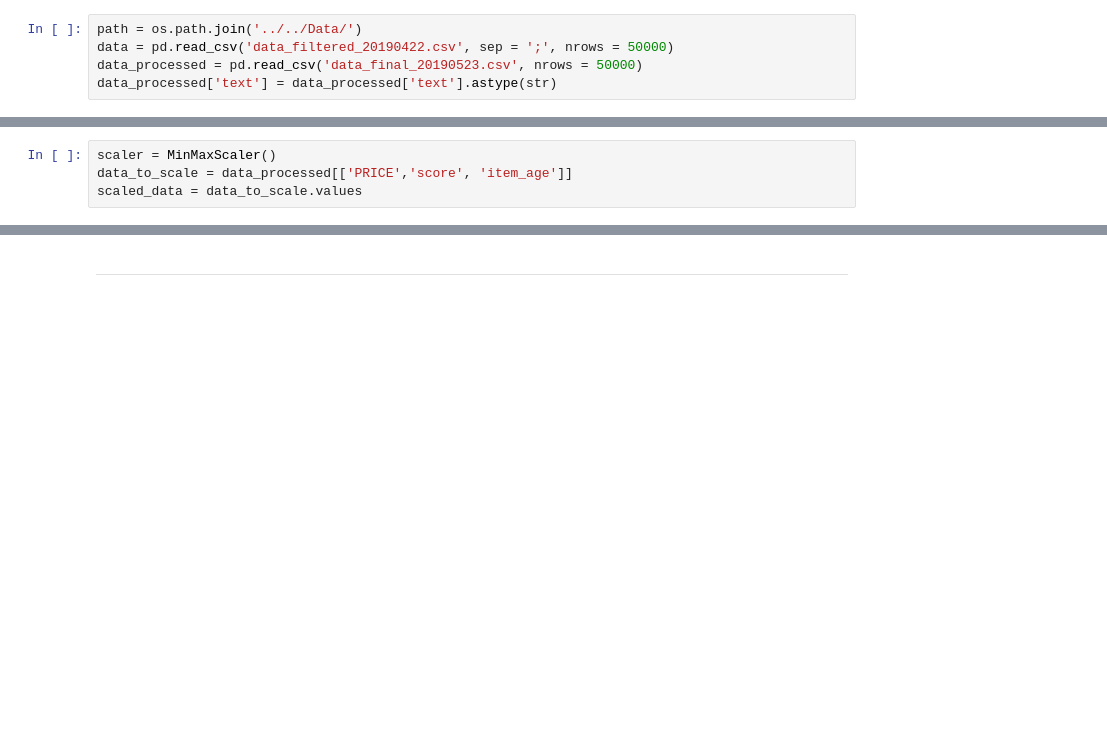
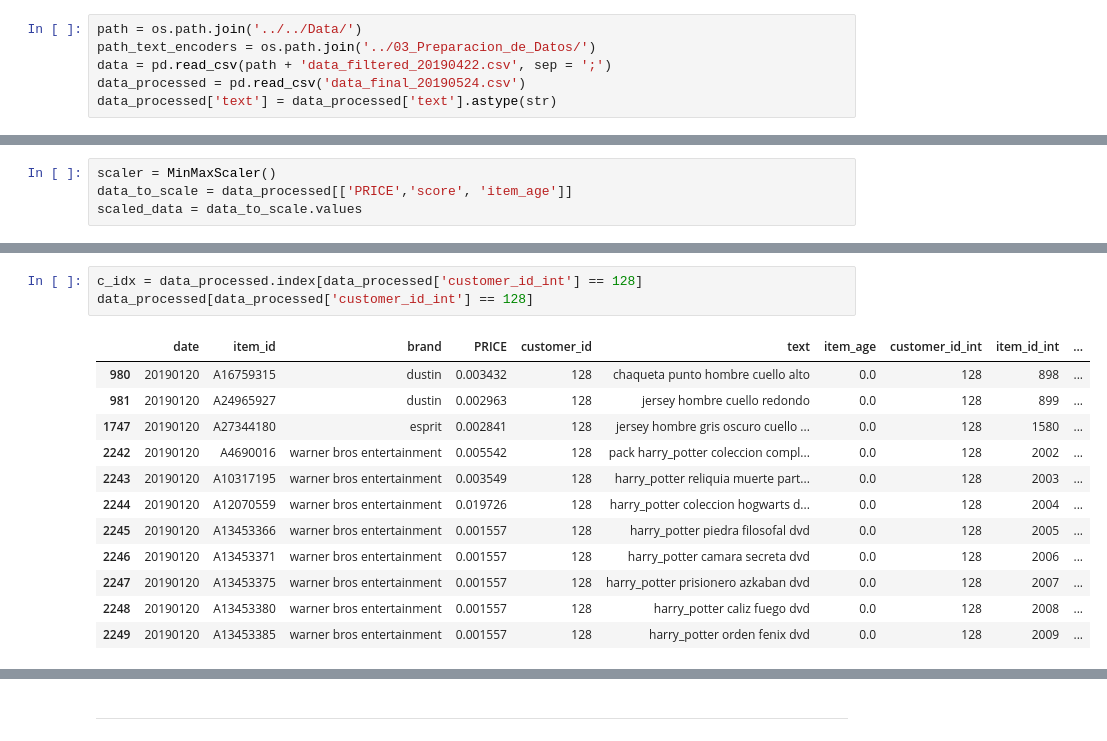
Before and after one commit to EnricRovira/TFM_DNN_Recomendator, a Jupyter notebook: 04_Modelado_y_Evaluacion/03_RankModel_20190523.ipynb, the cells around one changed output, grey strips where cells are left out. Cells and saved outputs as stored; diff of their text form; blank space fills up the shorter version.

```diff
--- a/04_Modelado_y_Evaluacion/03_RankModel_20190523.ipynb
+++ b/04_Modelado_y_Evaluacion/03_RankModel_20190523.ipynb
@@ -37,8 +36,9 @@ Using TensorFlow backend.
 ## Load Data
 # %%
 path = os.path.join('../../Data/')
-data = pd.read_csv('data_filtered_20190422.csv', sep = ';', nrows = 50000)
-data_processed = pd.read_csv('data_final_20190523.csv', nrows = 50000)
+path_text_encoders = os.path.join('../03_Preparacion_de_Datos/')
+data = pd.read_csv(path + 'data_filtered_20190422.csv', sep = ';')
+data_processed = pd.read_csv('data_final_20190524.csv')
 data_processed['text'] = data_processed['text'].astype(str)
 # %%
 data_processed.head(3)
@@ -208,0 +247,16 @@ preds = rank_model.predict([data_processed['customer_id_int'], data_processed['i
+# %%
+c_idx = data_processed.index[data_processed['customer_id_int'] == 128]
+data_processed[data_processed['customer_id_int'] == 128]
+# %% [output]
+|  | date | item_id | brand | PRICE | customer_id | text | item_age | customer_id_int | item_id_int | ... |
+| 980 | 20190120 | A16759315 | dustin | 0.003432 | 128 | chaqueta punto hombre cuello alto | 0.0 | 128 | 898 | ... |
+| 981 | 20190120 | A24965927 | dustin | 0.002963 | 128 | jersey hombre cuello redondo | 0.0 | 128 | 899 | ... |
+| 1747 | 20190120 | A27344180 | esprit | 0.002841 | 128 | jersey hombre gris oscuro cuello ... | 0.0 | 128 | 1580 | ... |
+| 2242 | 20190120 | A4690016 | warner bros entertainment | 0.005542 | 128 | pack harry_potter coleccion compl... | 0.0 | 128 | 2002 | ... |
+| 2243 | 20190120 | A10317195 | warner bros entertainment | 0.003549 | 128 | harry_potter reliquia muerte part... | 0.0 | 128 | 2003 | ... |
+| 2244 | 20190120 | A12070559 | warner bros entertainment | 0.019726 | 128 | harry_potter coleccion hogwarts d... | 0.0 | 128 | 2004 | ... |
+| 2245 | 20190120 | A13453366 | warner bros entertainment | 0.001557 | 128 | harry_potter piedra filosofal dvd | 0.0 | 128 | 2005 | ... |
+| 2246 | 20190120 | A13453371 | warner bros entertainment | 0.001557 | 128 | harry_potter camara secreta dvd | 0.0 | 128 | 2006 | ... |
+| 2247 | 20190120 | A13453375 | warner bros entertainment | 0.001557 | 128 | harry_potter prisionero azkaban dvd | 0.0 | 128 | 2007 | ... |
+| 2248 | 20190120 | A13453380 | warner bros entertainment | 0.001557 | 128 | harry_potter caliz fuego dvd | 0.0 | 128 | 2008 | ... |
+| 2249 | 20190120 | A13453385 | warner bros entertainment | 0.001557 | 128 | harry_potter orden fenix dvd | 0.0 | 128 | 2009 | ... |
```
Also changed, not shown: parts of 18 cells of this notebook, 3 other files.
